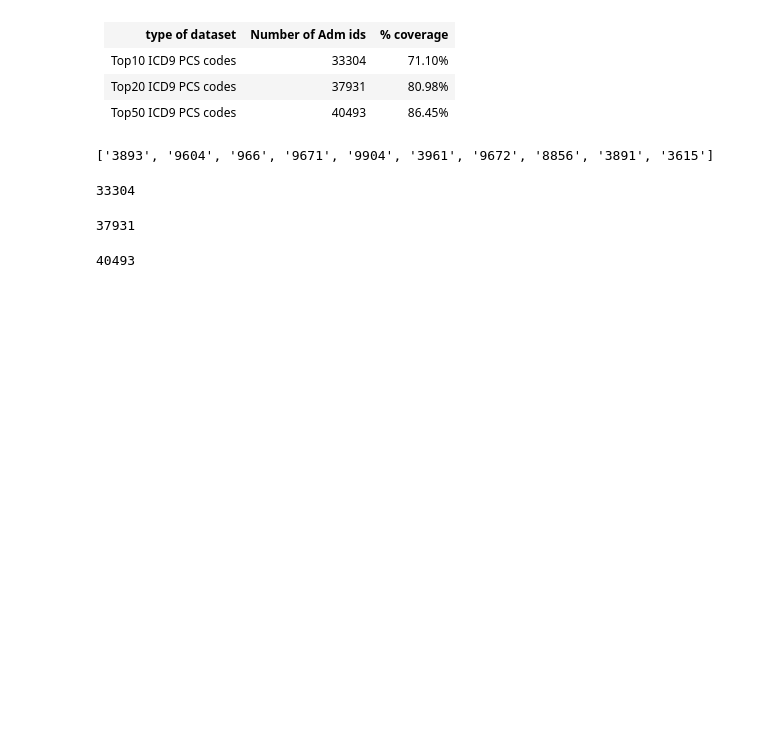
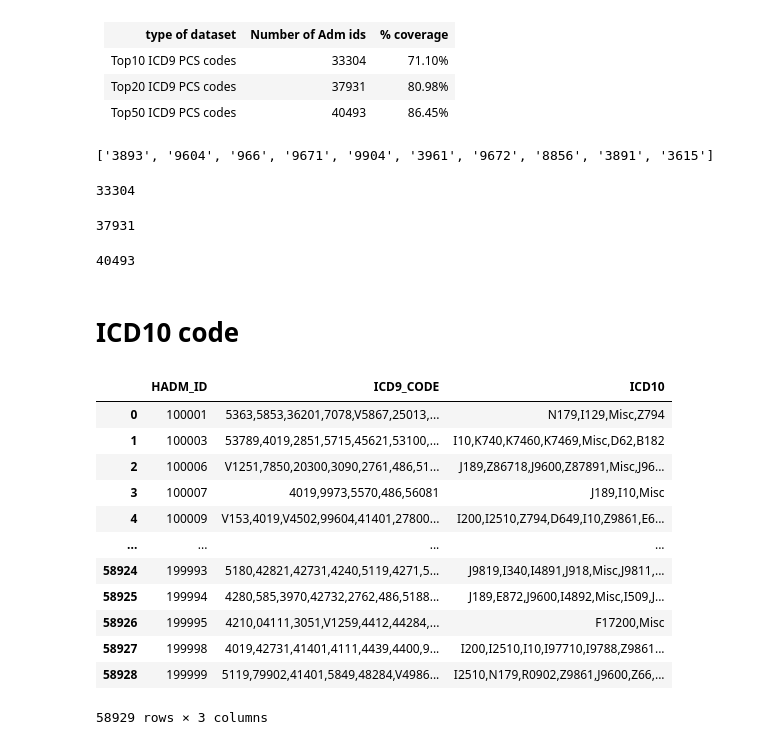
Before and after one commit to samantamrityunjay/Automatic-assignment-of-ICD10-codes, a Jupyter notebook: DataAnalysis.ipynb, the cells around one changed output. Cells and saved outputs as stored; diff of their text form; code cells hidden in the pictures; blank space fills up the shorter version.

```diff
--- a/DataAnalysis.ipynb
+++ b/DataAnalysis.ipynb
@@ -793,3 +793,5 @@ notes_icd_agg.loc[notes_icd_agg.ICD9_CODE_y.apply(lambda x:any(item in top20_icd
 notes_icd_agg.loc[notes_icd_agg.ICD9_CODE_y.apply(lambda x:any(item in top50_icd9pcscodes for item in x))].HADM_ID.nunique()
 # %% [output]
 40493
+# %% [markdown]
+# ICD10 code
@@ -795,0 +800,16 @@ notes_icd_agg.loc[notes_icd_agg.ICD9_CODE_y.apply(lambda x:any(item in top50_icd
+# %%
+admid_icd
+# %% [output]
+|  | HADM_ID | ICD9_CODE | ICD10 |
+| 0 | 100001 | 5363,5853,36201,7078,V5867,25013,... | N179,I129,Misc,Z794 |
+| 1 | 100003 | 53789,4019,2851,5715,45621,53100,... | I10,K740,K7460,K7469,Misc,D62,B182 |
+| 2 | 100006 | V1251,7850,20300,3090,2761,486,51... | J189,Z86718,J9600,Z87891,Misc,J96... |
+| 3 | 100007 | 4019,9973,5570,486,56081 | J189,I10,Misc |
+| 4 | 100009 | V153,4019,V4502,99604,41401,27800... | I200,I2510,Z794,D649,I10,Z9861,E6... |
+| ... | ... | ... | ... |
+| 58924 | 199993 | 5180,42821,42731,4240,5119,4271,5... | J9819,I340,I4891,J918,Misc,J9811,... |
+| 58925 | 199994 | 4280,585,3970,42732,2762,486,5188... | J189,E872,J9600,I4892,Misc,I509,J... |
+| 58926 | 199995 | 4210,04111,3051,V1259,4412,44284,... | F17200,Misc |
+| 58927 | 199998 | 4019,42731,41401,4111,4439,4400,9... | I200,I2510,I10,I97710,I9788,Z9861... |
+| 58928 | 199999 | 5119,79902,41401,5849,48284,V4986... | I2510,N179,R0902,Z9861,J9600,Z66,... |
+58929 rows × 3 columns
```
Also changed, not shown: parts of 14 cells of this notebook.
